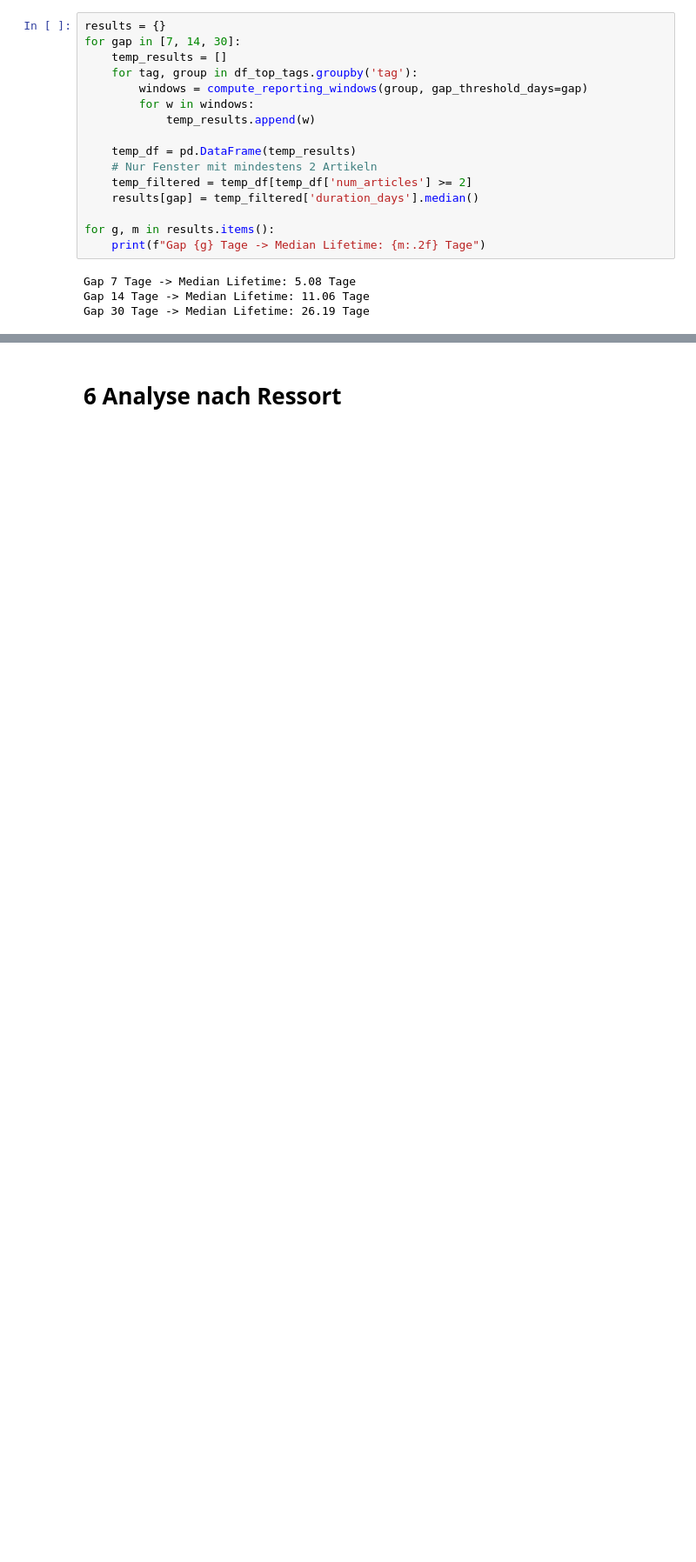
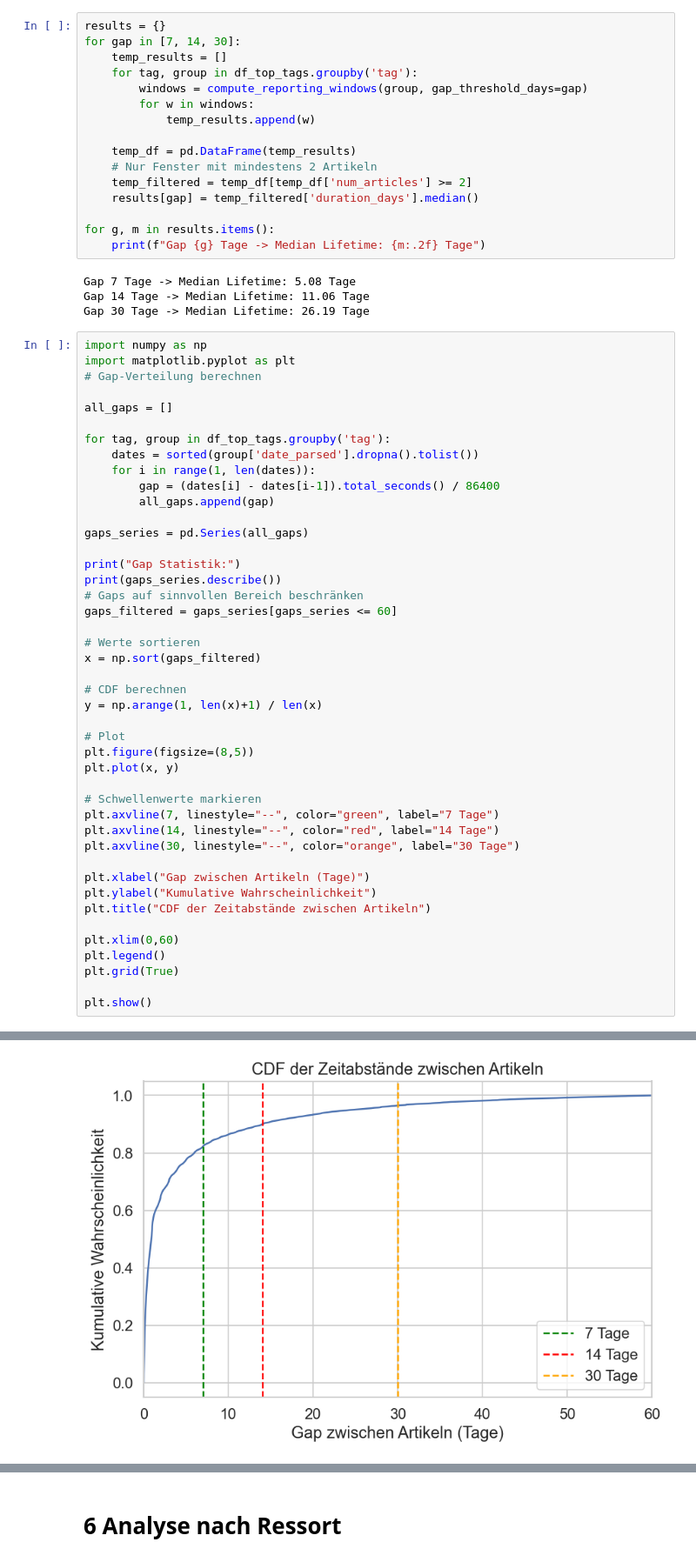
Before and after one commit to winnemo/News_Lifetime_Analysis_Tagesschau, a Jupyter notebook: NewsLifetimeAnalysisTagesschau.ipynb, the cells around one changed output, grey strips where cells are left out. Shown at 87% size. Cells and saved outputs as stored; diff of their text form; blank space fills up the shorter version.

```diff
--- a/NewsLifetimeAnalysisTagesschau.ipynb
+++ b/NewsLifetimeAnalysisTagesschau.ipynb
@@ -459,3 +439,48 @@ for g, m in results.items():
 Gap 7 Tage -> Median Lifetime: 5.08 Tage
 Gap 14 Tage -> Median Lifetime: 11.06 Tage
 Gap 30 Tage -> Median Lifetime: 26.19 Tage
+# %%
+import numpy as np
+import matplotlib.pyplot as plt
+# Gap-Verteilung berechnen
+
+all_gaps = []
+
+for tag, group in df_top_tags.groupby('tag'):
+    dates = sorted(group['date_parsed'].dropna().tolist())
+    for i in range(1, len(dates)):
+        gap = (dates[i] - dates[i-1]).total_seconds() / 86400
+        all_gaps.append(gap)
+
+gaps_series = pd.Series(all_gaps)
+
+print("Gap Statistik:")
+print(gaps_series.describe())
+# Gaps auf sinnvollen Bereich beschränken
+gaps_filtered = gaps_series[gaps_series <= 60]
+
+# Werte sortieren
+x = np.sort(gaps_filtered)
+
+# CDF berechnen
+y = np.arange(1, len(x)+1) / len(x)
+
+# Plot
+plt.figure(figsize=(8,5))
+plt.plot(x, y)
+
+# Schwellenwerte markieren
+plt.axvline(7, linestyle="--", color="green", label="7 Tage")
+plt.axvline(14, linestyle="--", color="red", label="14 Tage")
+plt.axvline(30, linestyle="--", color="orange", label="30 Tage")
+
+plt.xlabel("Gap zwischen Artikeln (Tage)")
+plt.ylabel("Kumulative Wahrscheinlichkeit")
+plt.title("CDF der Zeitabstände zwischen Artikeln")
+
+plt.xlim(0,60)
+plt.legend()
+plt.grid(True)
+
+plt.show()
+# %% [output]
@@ -461,0 +497 @@ Gap 30 Tage -> Median Lifetime: 26.19 Tage
+[figure, added]
```
Also changed, not shown: parts of 3 cells of this notebook, 3 other files.
